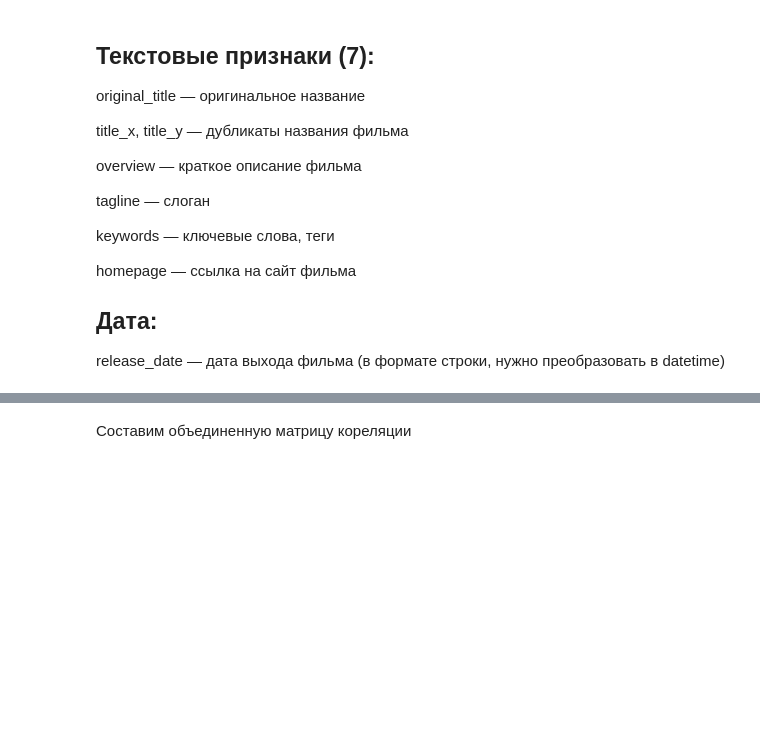
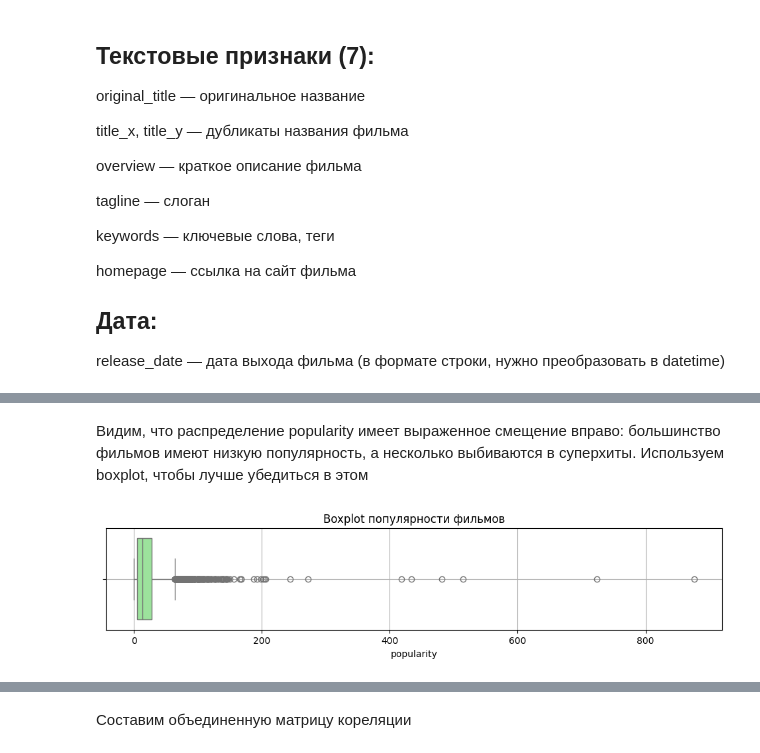
Before and after one commit to GeGeMaaaan/Data_Science, a Jupyter notebook: version1.ipynb, the cells around one changed output, grey strips where cells are left out. Drawn from its saved outputs; the diff is of its cells as text; code cells hidden in the pictures; blank space fills up the shorter version.

```diff
--- a/version1.ipynb
+++ b/version1.ipynb
@@ -230,0 +283,10 @@ extra_corr = data[["original_language_encoded", "status_encoded", "vote_average"
+# %% [markdown]
+ Видим, что распределение popularity имеет выраженное смещение вправо: большинство фильмов имеют низкую популярность, а несколько выбиваются в суперхиты. Используем boxplot, чтобы лучше убедиться в этом
+# %%
+plt.figure(figsize=(12, 2))
+sns.boxplot(x=data['popularity'], color='lightgreen')
+plt.title('Boxplot популярности фильмов')
+plt.grid(True)
+plt.show()
+# %% [output]
+[figure, added]
```
Also changed, not shown: parts of 47 cells of this notebook.
